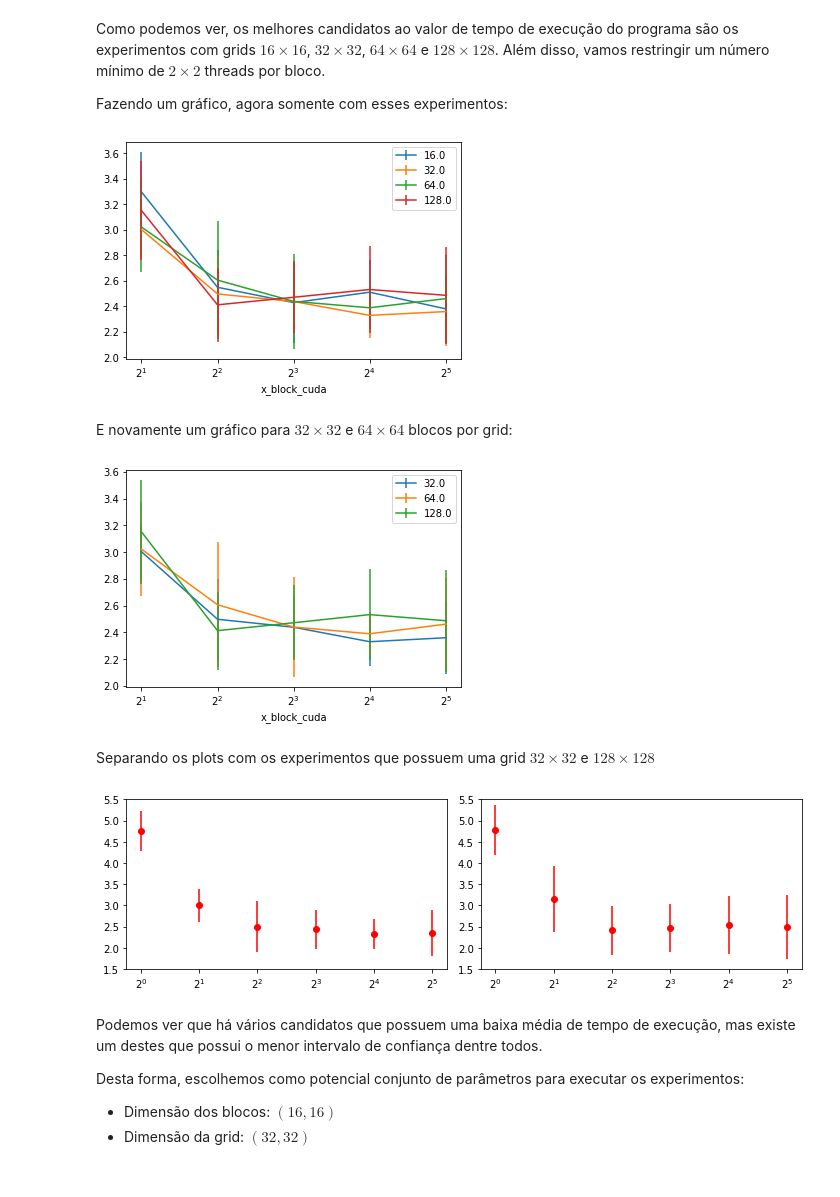
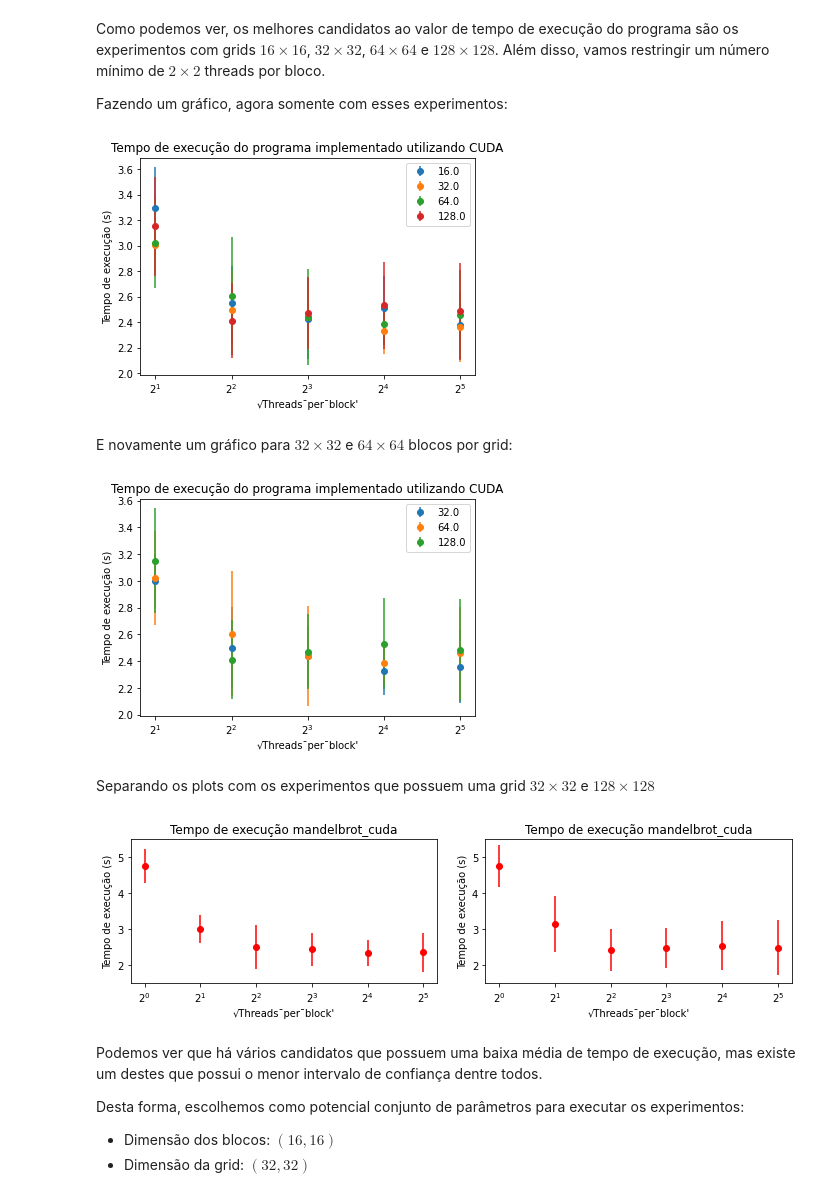
Before and after one commit to martinoni/parallel-ep2, a Jupyter notebook: ep2/src/Report.ipynb, the cells around one changed output. Drawn from its saved outputs; the diff is of its cells as text; code cells hidden in the pictures.

```diff
--- a/ep2/src/Report.ipynb
+++ b/ep2/src/Report.ipynb
@@ -294,7 +329,11 @@ Também plotamos o tempo de execução pela raíz quadrada do número de threads
 fig, ax = plt.subplots()
 ax.set_xscale('log', basex=2)
 for key, group in resumo_cuda.groupby('x_grid_cuda'):
-    group.plot('y_block_cuda', 'mean_duration_clock', yerr='std_duration_clock', label=key, ax=ax)   # 2
+    group.plot('y_block_cuda', 'mean_duration_mono', yerr='std_duration_mono', label=key, ax=ax, fmt='o')   # 2
+
+ax.set_xlabel('√Threads¯per¯block\'')
+ax.set_ylabel('Tempo de execução (s)')
+plt.title('Tempo de execução do programa implementado utilizando CUDA')
 
 plt.show()
 # %% [output]
@@ -306,23 +345,31 @@ Fazendo um gráfico, agora somente com esses experimentos:
 # %%
 fig, ax = plt.subplots()
 ax.set_xscale('log', basex=2)
 for key, group in resumo_cuda.loc[23:][resumo_cuda.loc[23:].x_block_cuda > 1].groupby('x_grid_cuda'):
-    group.plot('x_block_cuda', 'mean_duration_clock', yerr='std_duration_clock', label=key, ax=ax)   # 2
+    group.plot('x_block_cuda', 'mean_duration_mono', yerr='std_duration_mono', label=key, ax=ax, fmt='o')   # 2
+
+ax.set_xlabel('√Threads¯per¯block\'')
+ax.set_ylabel('Tempo de execução (s)')
+plt.title('Tempo de execução do programa implementado utilizando CUDA')
 
 plt.show()
 # %% [output]
-[figure, old version]
+[figure, new version]
 # %% [markdown]
 E novamente um gráfico para $32\times32$ e $64\times64$ blocos por grid:
 # %%
 fig, ax = plt.subplots()
 ax.set_xscale('log', basex=2)
 for key, group in resumo_cuda.loc[29:][resumo_cuda.loc[29:].x_block_cuda > 1].groupby('x_grid_cuda'):
-    group.plot('x_block_cuda', 'mean_duration_clock', yerr='std_duration_clock', label=key, ax=ax)   # 2
+    group.plot('x_block_cuda', 'mean_duration_mono', yerr='std_duration_mono', label=key, ax=ax, fmt='o')   # 2
+
+ax.set_xlabel('√Threads¯per¯block\'')
+ax.set_ylabel('Tempo de execução (s)')
+plt.title('Tempo de execução do programa implementado utilizando CUDA')
 
 plt.show()
 # %% [output]
-[figure, old version]
+[figure, new version]
 # %% [markdown]
 Separando os plots com os experimentos que possuem uma grid $32\times32$ e $128\times128$
 # %%
@@ -336,15 +383,23 @@ ax[1].set_ylim(1.5, 5.5)
 cuda_1 = resumo_cuda[resumo_cuda.x_grid_cuda == 32]
 cuda_2 = resumo_cuda[resumo_cuda.x_grid_cuda == 128]
 
-ax[0].errorbar(cuda_1['x_block_cuda'], cuda_1['mean_duration_clock'],
-             yerr = 2*cuda_1['std_duration_clock'], fmt='ro')
-ax[1].errorbar(cuda_2['x_block_cuda'], cuda_2['mean_duration_clock'],
-             yerr = 2*cuda_2['std_duration_clock'], fmt='ro')
+ax[0].errorbar(cuda_1['x_block_cuda'], cuda_1['mean_duration_mono'],
+             yerr = 2*cuda_1['std_duration_mono'], fmt='ro')
+ax[1].errorbar(cuda_2['x_block_cuda'], cuda_2['mean_duration_mono'],
+             yerr = 2*cuda_2['std_duration_mono'], fmt='ro')
+
+ax[0].set_xlabel('√Threads¯per¯block\'')
+ax[0].set_ylabel('Tempo de execução (s)')
+ax[0].set_title('Tempo de execução mandelbrot_cuda')
+
+ax[1].set_xlabel('√Threads¯per¯block\'')
+ax[1].set_ylabel('Tempo de execução (s)')
+ax[1].set_title('Tempo de execução mandelbrot_cuda')
 
 
 fig.tight_layout()
 # %% [output]
-[figure, old version]
+[figure, new version]
 # %% [markdown]
 Podemos ver que há vários candidatos que possuem uma baixa média de tempo de execução, mas existe um destes que possui o menor intervalo de confiança dentre todos.
 
```
Also changed, not shown: parts of 26 cells of this notebook, 8 other files.
